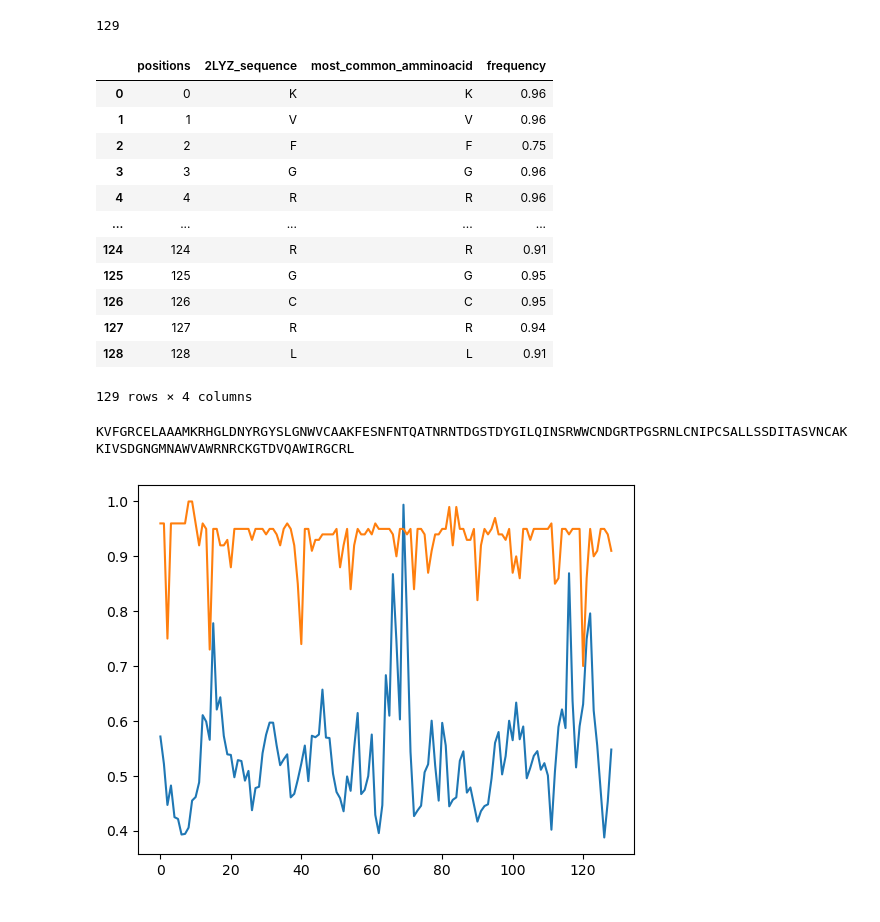
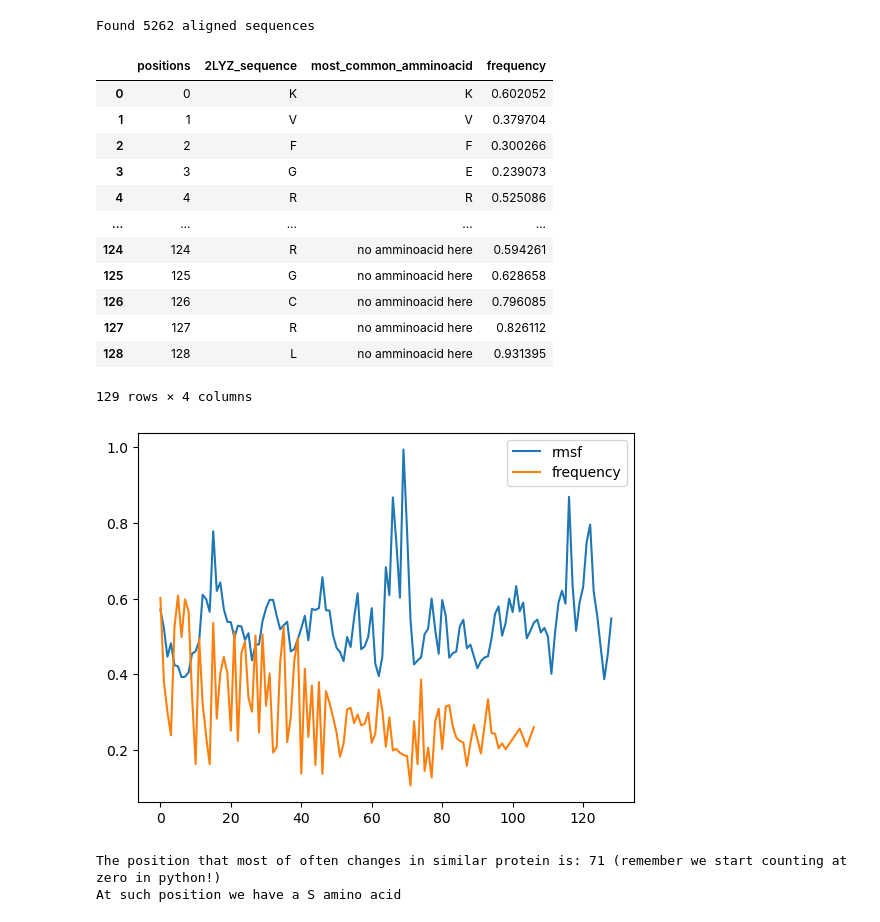
Before and after one commit to FilippoIspanico/BiomolecularModelingLab, a Jupyter notebook: sample.ipynb, the cells around one changed output. Drawn from its saved outputs; the diff is of its cells as text; code cells hidden in the pictures.

Commit message:
added new seqdump

```diff
--- a/sample.ipynb
+++ b/sample.ipynb
@@ -12,28 +4,5 @@ For an overview of PyCharm, go to Help -> Learn IDE features or refer to [our do
 import numpy as np
 import pandas as pd
 # %%
-from numpy.ma.core import arange
 
 reference_sequence = 'KVFGRCELAAAMKRHGLDNYRGYSLGNWVCAAKFESNFNTQATNRNTDGSTDYGILQINSRWWCNDGRTPGSRNLCNIPCSALLSSDITASVNCAKKIVSDGNGMNAWVAWRNRCKGTDVQAWIRGCRL'
-print(len(reference_sequence))
-
-alignments = open('data/seqdump.txt')
-
-
-
-lines = alignments.readlines()
-n_lines = len(lines)
-
-
-sequences = []
-
-for idx, line in enumerate(lines):
-    if line.startswith('>'):
-        current_sequence = ""
-        i = 1
-        while (idx + i) < n_lines and not lines[idx + i].startswith('>'):  # continua fino alla prossima '>'
-            current_sequence += lines[idx + i].strip()  # rimuove newline
-            i += 1
-        sequences.append(current_sequence)
-# %% [output]
-129
@@ -69,6 +9,12 @@ positions = range(129)
 # %%
 # my idea here is to add to this dataframe also the result we got from other methods like
 # RMSF analysis,
+
+from code.aligments import get_frequencies
+
+most_common, frequencies = get_frequencies('data/seqdump_5000.txt')
+positions = range(129)
+
 our_sequence = []
 difference = []
 for idx, elem in enumerate(reference_sequence):
@@ -86,31 +32,38 @@ df = pd.DataFrame({
 
 df
 # %% [output]
+Found 5262 aligned sequences
 |  | positions | 2LYZ_sequence | most_common_amminoacid | frequency |
-| 0 | 0 | K | K | 0.96 |
-| 1 | 1 | V | V | 0.96 |
-| 2 | 2 | F | F | 0.75 |
-| 3 | 3 | G | G | 0.96 |
-| 4 | 4 | R | R | 0.96 |
+| 0 | 0 | K | K | 0.602052 |
+| 1 | 1 | V | V | 0.379704 |
+| 2 | 2 | F | F | 0.300266 |
+| 3 | 3 | G | E | 0.239073 |
+| 4 | 4 | R | R | 0.525086 |
 | ... | ... | ... | ... | ... |
-| 124 | 124 | R | R | 0.91 |
-| 125 | 125 | G | G | 0.95 |
-| 126 | 126 | C | C | 0.95 |
-| 127 | 127 | R | R | 0.94 |
-| 128 | 128 | L | L | 0.91 |
+| 124 | 124 | R | no amminoacid here | 0.594261 |
+| 125 | 125 | G | no amminoacid here | 0.628658 |
+| 126 | 126 | C | no amminoacid here | 0.796085 |
+| 127 | 127 | R | no amminoacid here | 0.826112 |
+| 128 | 128 | L | no amminoacid here | 0.931395 |
-129 rows × 4 columns
+129 rows × 4 columns
-# %%
-print(reference_sequence)
-# %% [output]
-KVFGRCELAAAMKRHGLDNYRGYSLGNWVCAAKFESNFNTQATNRNTDGSTDYGILQINSRWWCNDGRTPGSRNLCNIPCSALLSSDITASVNCAKKIVSDGNGMNAWVAWRNRCKGTDVQAWIRGCRL
 # %%
 rmsf_df = pd.read_csv('data/rmsf.dat')
 df["rmsf"] = rmsf_df["rmsf"]
 # %%
 import matplotlib.pyplot as plt
 
+validRows = df["most_common_amminoacid"]!='no amminoacid here'
+
 plt.plot(df["positions"], df["rmsf"])
-plt.plot(df["positions"], df["frequency"])
+plt.plot(df[validRows]["positions"], df[validRows]["frequency"])
+plt.legend(['rmsf', 'frequency'])
 plt.show()
 # %% [output]
-[figure, old version]
+[figure, new version]
+# %%
+position2Change = np.argmin(frequencies)
+print(f'The position that most of often changes in similar protein is: {position2Change} (remember we start counting at zero in python!)')
+print(f'At such position we have a { reference_sequence[position2Change] } amino acid')
+# %% [output]
+The position that most of often changes in similar protein is: 71 (remember we start counting at zero in python!)
+At such position we have a S amino acid
```
Also changed, not shown: parts of 2 cells of this notebook, 8 other files.
